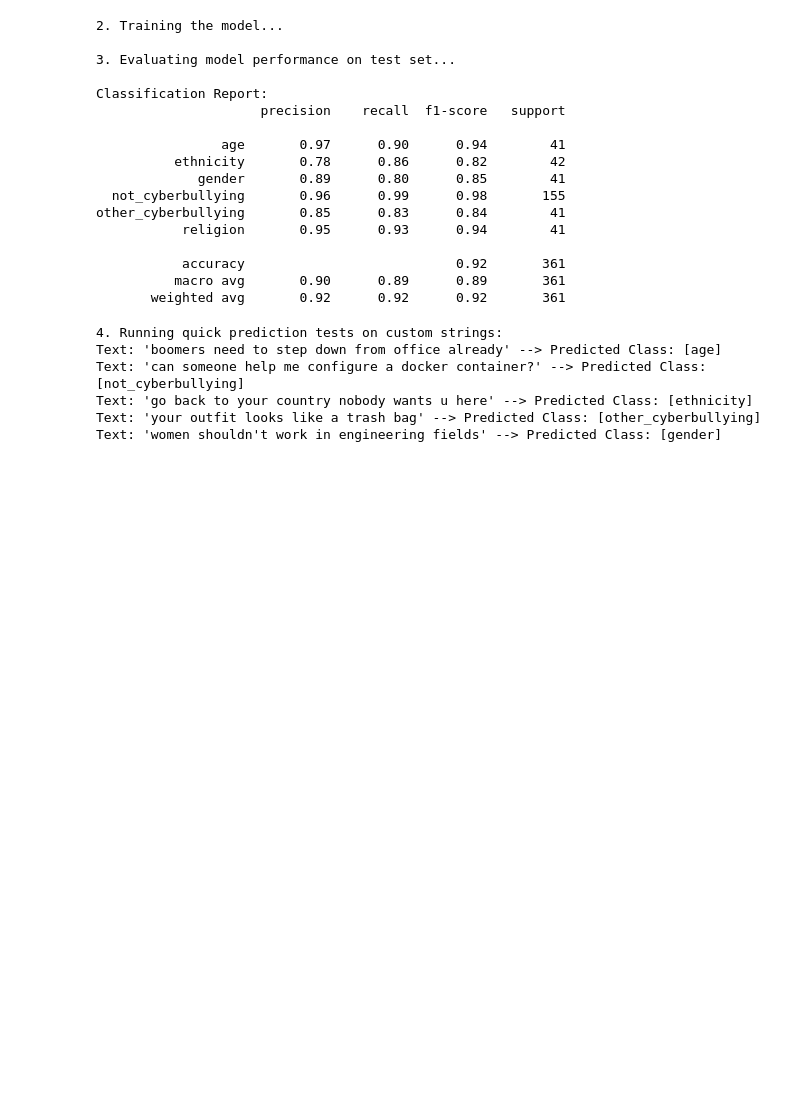
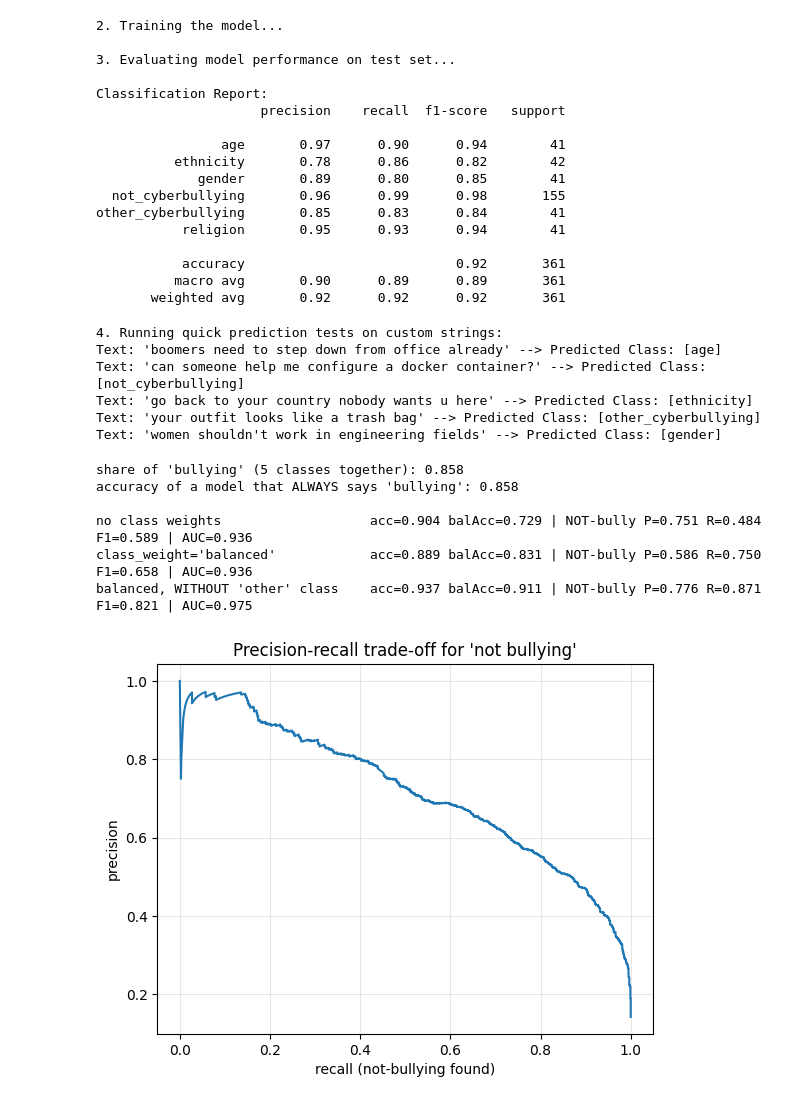
Before and after one commit to bhushan-rathod3/CyberBullying-Detection, a Jupyter notebook: trial.ipynb, the cells around one changed output. Drawn from its saved outputs; the diff is of its cells as text; code cells hidden in the pictures; blank space fills up the shorter version.

```diff
--- a/trial.ipynb
+++ b/trial.ipynb
@@ -110,3 +110,80 @@ Text: 'can someone help me configure a docker container?' --> Predicted Class: [
 Text: 'go back to your country nobody wants u here' --> Predicted Class: [ethnicity]
 Text: 'your outfit looks like a trash bag' --> Predicted Class: [other_cyberbullying]
 Text: 'women shouldn't work in engineering fields' --> Predicted Class: [gender]
+# %%
+import pandas as pd, numpy as np, re, warnings
+import matplotlib.pyplot as plt
+warnings.filterwarnings("ignore")
+from sklearn.feature_extraction.text import TfidfVectorizer
+from sklearn.linear_model import LogisticRegression
+from sklearn.model_selection import train_test_split
+from sklearn.metrics import (accuracy_score, balanced_accuracy_score, precision_recall_fscore_support,
+                             roc_auc_score, precision_recall_curve, f1_score)
+
+# ---------- data (same cleaning as before; hashtags optional) ----------
+def clean(t, drop_hashtags=False):
+    t = t.lower(); t = re.sub(r"http\S+|www\S+", " ", t); t = re.sub(r"@\w+", " ", t); t = re.sub(r"^rt ", " ", t) ; t = re.sub(r"^mkr ", " ", t)
+    if drop_hashtags: t = re.sub(r"#\w+", " ", t)
+    return " ".join(re.sub(r"[^a-z\s']", " ", t).split())
+
+df = pd.read_csv("cyberbullying_tweets.csv").drop_duplicates()
+df = df.drop_duplicates("tweet_text", keep=False).reset_index(drop=True)
+df["clean"] = df.tweet_text.map(clean)
+df = df.drop_duplicates("clean", keep=False).reset_index(drop=True)
+y = df.cyberbullying_type
+is_bully = (y != "not_cyberbullying").astype(int)            # 1 = bullying, 0 = not bullying
+tr, te = train_test_split(np.arange(len(df)), test_size=0.2, stratify=y, random_state=42)
+
+print("share of 'bullying' (5 classes together): %.3f" % is_bully.mean())
+print("accuracy of a model that ALWAYS says 'bullying': %.3f\n" % is_bully[te].mean())
+
+# ---------- Task 1: bullying vs not bullying ----------
+def binary_experiment(name, rows_tr, rows_te, class_weight):
+    vec = TfidfVectorizer(min_df=3, ngram_range=(1, 2), sublinear_tf=True)
+    A = vec.fit_transform(df.clean[rows_tr])
+    m = LogisticRegression(max_iter=2000, C=5, class_weight=class_weight).fit(A, is_bully[rows_tr])
+    pr = m.predict_proba(vec.transform(df.clean[rows_te]))[:, 1]; yt = is_bully[rows_te].values; p = (pr > 0.5).astype(int)
+    P, R, F, _ = precision_recall_fscore_support(yt, p, labels=[0], zero_division=0)   # label 0 = minority class
+    print(f"{name:34s} acc={accuracy_score(yt,p):.3f} balAcc={balanced_accuracy_score(yt,p):.3f} "
+          f"| NOT-bully P={P[0]:.3f} R={R[0]:.3f} F1={F[0]:.3f} | AUC={roc_auc_score(yt,pr):.3f}")
+    return yt, pr
+
+binary_experiment("no class weights", tr, te, None)
+yt, pr = binary_experiment("class_weight='balanced'", tr, te, "balanced")
+keep = (y != "other_cyberbullying").values
+binary_experiment("balanced, WITHOUT 'other' class", [i for i in tr if keep[i]], [i for i in te if keep[i]], "balanced")
+
+# ---------- precision-recall curve for the minority class ----------
+P, R, T = precision_recall_curve(1 - yt, 1 - pr)             # 'not bullying' treated as the positive class
+plt.plot(R, P); plt.xlabel("recall (not-bullying found)"); plt.ylabel("precision"); plt.grid(alpha=.3)
+plt.title("Precision-recall trade-off for 'not bullying'"); plt.show()
+f1s = 2 * P * R / (P + R + 1e-9); b = f1s[:-1].argmax()
+print("best threshold on P(not bully) = %.2f -> P=%.3f R=%.3f F1=%.3f" % (T[b], P[b], R[b], f1s[b]))
+
+# ---------- accuracy by tweet length ----------
+vec = TfidfVectorizer(min_df=3, ngram_range=(1, 2), sublinear_tf=True); A = vec.fit_transform(df.clean[tr])
+lr = LogisticRegression(max_iter=2000, C=5).fit(A, y[tr]); p6 = lr.predict(vec.transform(df.clean[te]))
+nw = df.clean[te].str.split().map(len).values
+for lo, hi in [(0, 4), (4, 7), (7, 13), (13, 26), (26, 999)]:
+    k = (nw >= lo) & (nw < hi); print(f"words {lo:2d}-{hi:3d}: n={k.sum():5d}  6-class acc={accuracy_score(y[te][k], p6[k]):.3f}")
+
+# ---------- Task 2: which TYPE (only bullying tweets) ----------
+btr = [i for i in tr if is_bully[i] == 1]; bte = [i for i in te if is_bully[i] == 1]
+v2 = TfidfVectorizer(min_df=3, ngram_range=(1, 2), sublinear_tf=True)
+m2 = LogisticRegression(max_iter=2000, C=5).fit(v2.fit_transform(df.clean[btr]), y[btr])
+p2 = m2.predict(v2.transform(df.clean[bte]))
+print("\ntype among bullying (5 classes): acc=%.3f macroF1=%.3f" % (accuracy_score(y[bte], p2), f1_score(y[bte], p2, average="macro")))
+
+# ---------- GOLD SET: label by hand ----------
+gold = df.iloc[te].sample(200, random_state=0)[["tweet_text", "cyberbullying_type"]].copy()
+gold["my_label"] = ""   # fill with: bullying / not_bullying  (does THIS tweet attack or harass someone?)
+gold["notes"] = ""
+gold.to_csv("gold_to_label.csv", index=True); print("wrote gold_to_label.csv")
+# %% [output]
+share of 'bullying' (5 classes together): 0.858
+accuracy of a model that ALWAYS says 'bullying': 0.858
+
+no class weights                   acc=0.904 balAcc=0.729 | NOT-bully P=0.751 R=0.484 F1=0.589 | AUC=0.936
+class_weight='balanced'            acc=0.889 balAcc=0.831 | NOT-bully P=0.586 R=0.750 F1=0.658 | AUC=0.936
+balanced, WITHOUT 'other' class    acc=0.937 balAcc=0.911 | NOT-bully P=0.776 R=0.871 F1=0.821 | AUC=0.975
+[figure, added]
```
Also changed, not shown: parts of 2 cells of this notebook, 2 other files.
